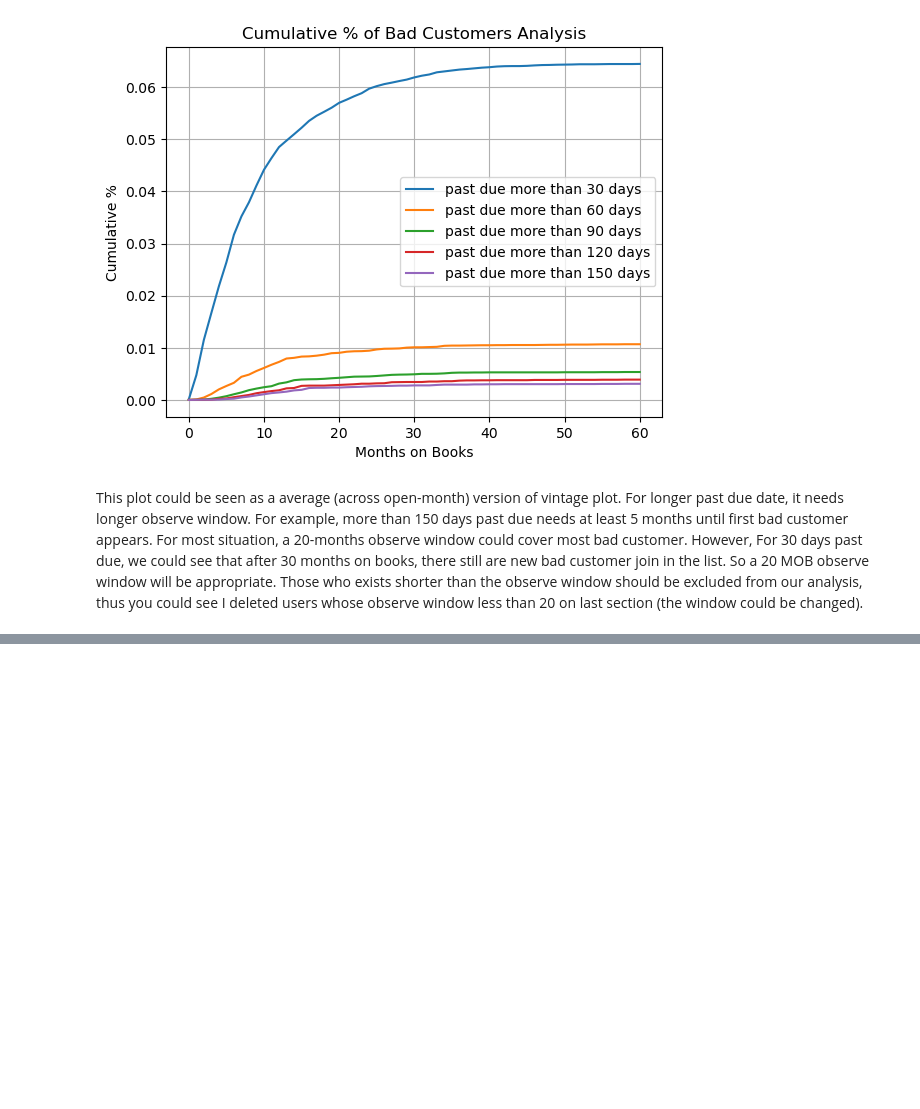
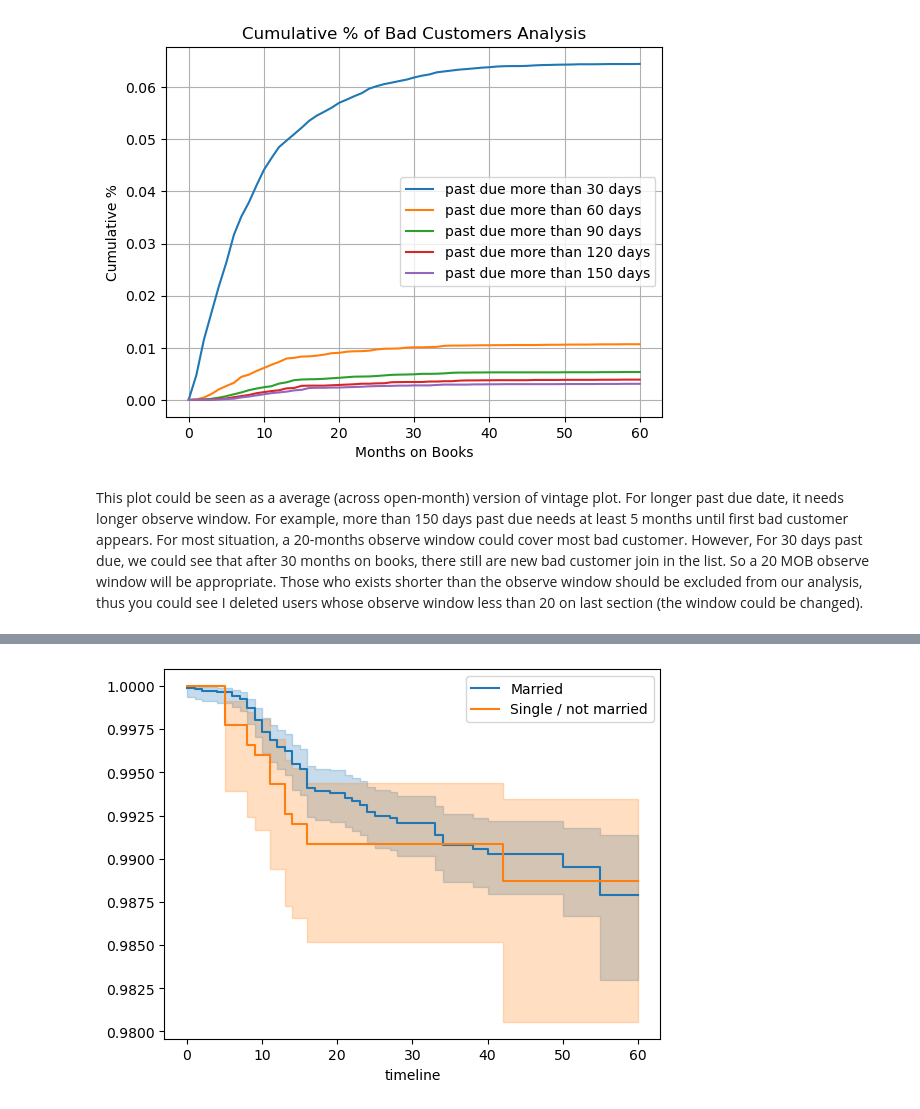
Before and after one commit to Gourav-2003/credit_risk_project, a Jupyter notebook: notebooks/credit_card_project.ipynb, the cells around one changed output, grey strips where cells are left out. Cells and saved outputs as stored; diff of their text form; code cells hidden in the pictures; blank space fills up the shorter version.

```diff
--- a/notebooks/credit_card_project.ipynb
+++ b/notebooks/credit_card_project.ipynb
@@ -270,0 +373,10 @@ This plot could be seen as a average (across open-month) version of vintage plot
+# %%
+kmf = KaplanMeierFitter()
+t = np.linspace(0, 60, 61)
+kmf.fit(dt[dt['NAME_FAMILY_STATUS'] == 'Married']['month_on_book'], event_observed=dt[dt['NAME_FAMILY_STATUS'] == 'Married']['truncate'], timeline=t, label="Married")
+ax = kmf.plot()
+
+kmf.fit(dt[dt['NAME_FAMILY_STATUS'] == 'Single / not married']['month_on_book'], event_observed=dt[dt['NAME_FAMILY_STATUS'] == 'Single / not married']['truncate'], timeline=t, label="Single / not married")
+ax = kmf.plot()
+# %% [output]
+[figure, added]
```
Also changed, not shown: parts of 6 cells of this notebook.
